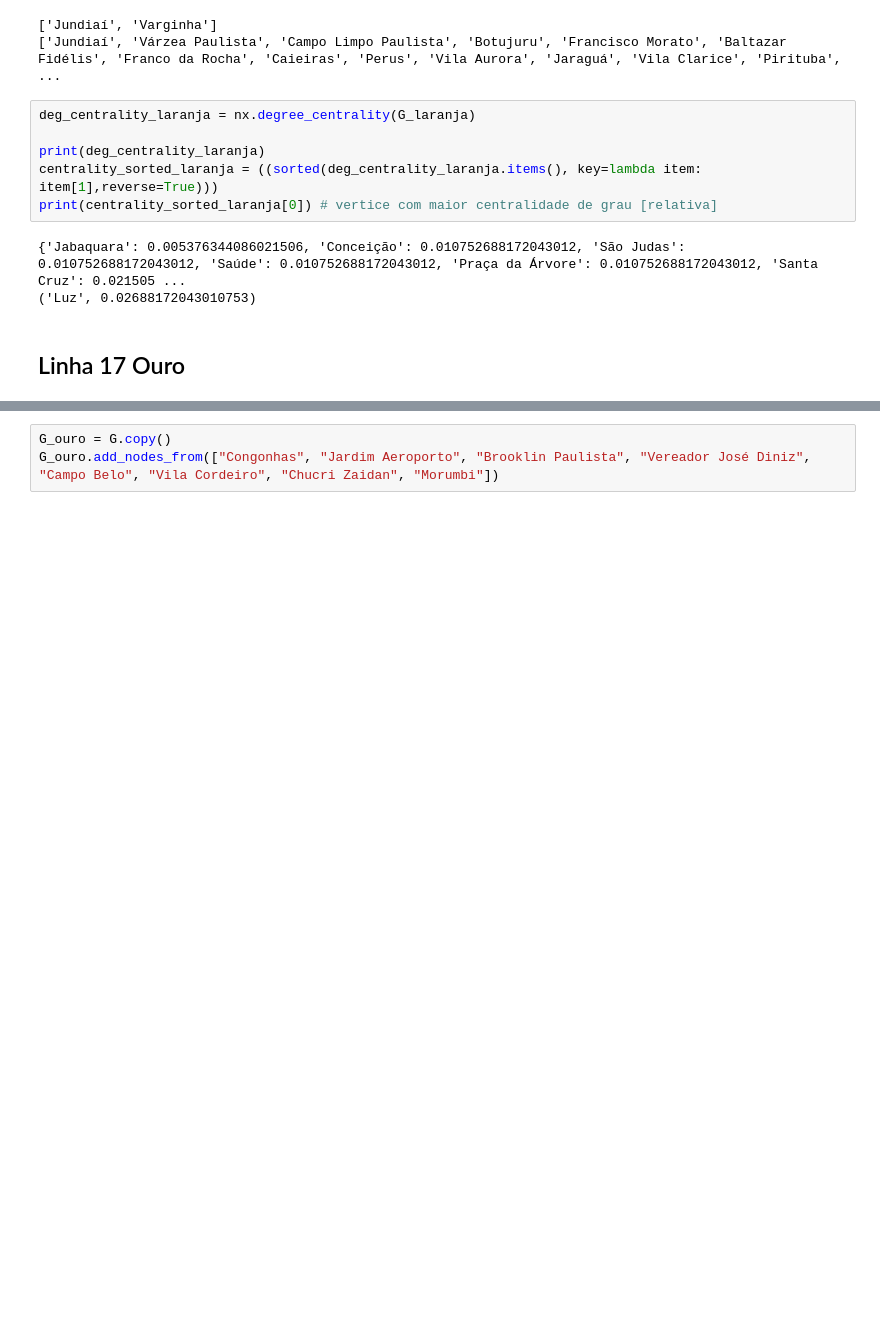
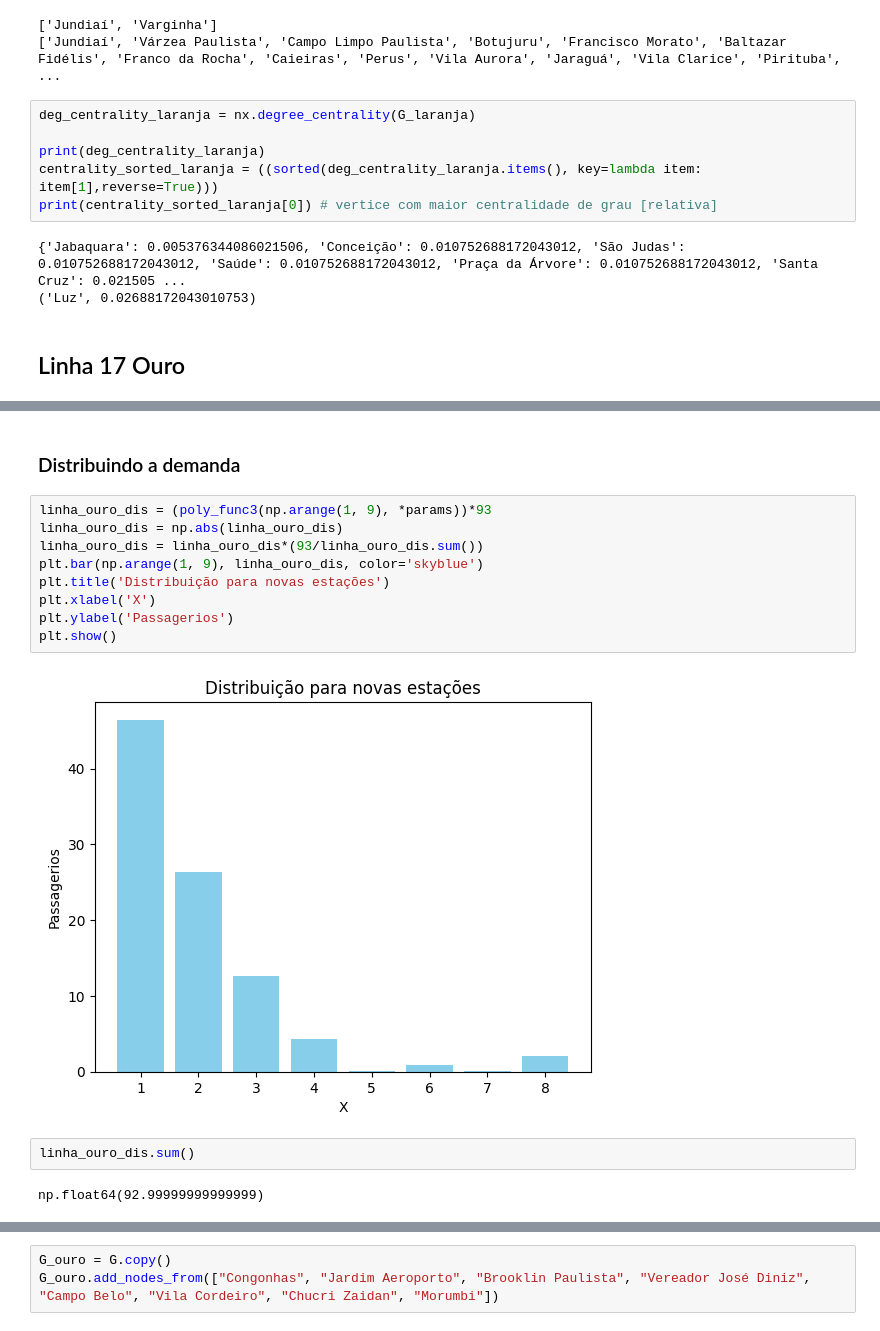
Before and after one commit to PauloAPH/AnaliseDoSistemaMetroviarioDeSaoPaulo, a Jupyter notebook: Sistema_metroviário_de_SP.ipynb, the cells around one changed output, grey strips where cells are left out. Cells and saved outputs as stored; diff of their text form; blank space fills up the shorter version.

```diff
--- a/Sistema_metroviário_de_SP.ipynb
+++ b/Sistema_metroviário_de_SP.ipynb
@@ -514,0 +557,17 @@ print(centrality_sorted_laranja[0]) # vertice com maior centralidade de grau [re
+# %% [markdown]
+### Distribuindo a demanda
+# %%
+linha_ouro_dis = (poly_func3(np.arange(1, 9), *params))*93
+linha_ouro_dis = np.abs(linha_ouro_dis)
+linha_ouro_dis = linha_ouro_dis*(93/linha_ouro_dis.sum())
+plt.bar(np.arange(1, 9), linha_ouro_dis, color='skyblue')
+plt.title('Distribuição para novas estações')
+plt.xlabel('X')
+plt.ylabel('Passagerios')
+plt.show()
+# %% [output]
+[figure, added]
+# %%
+linha_ouro_dis.sum()
+# %% [output]
+np.float64(92.99999999999999)
```
Also changed, not shown: parts of 43 cells of this notebook, 5 other files.
